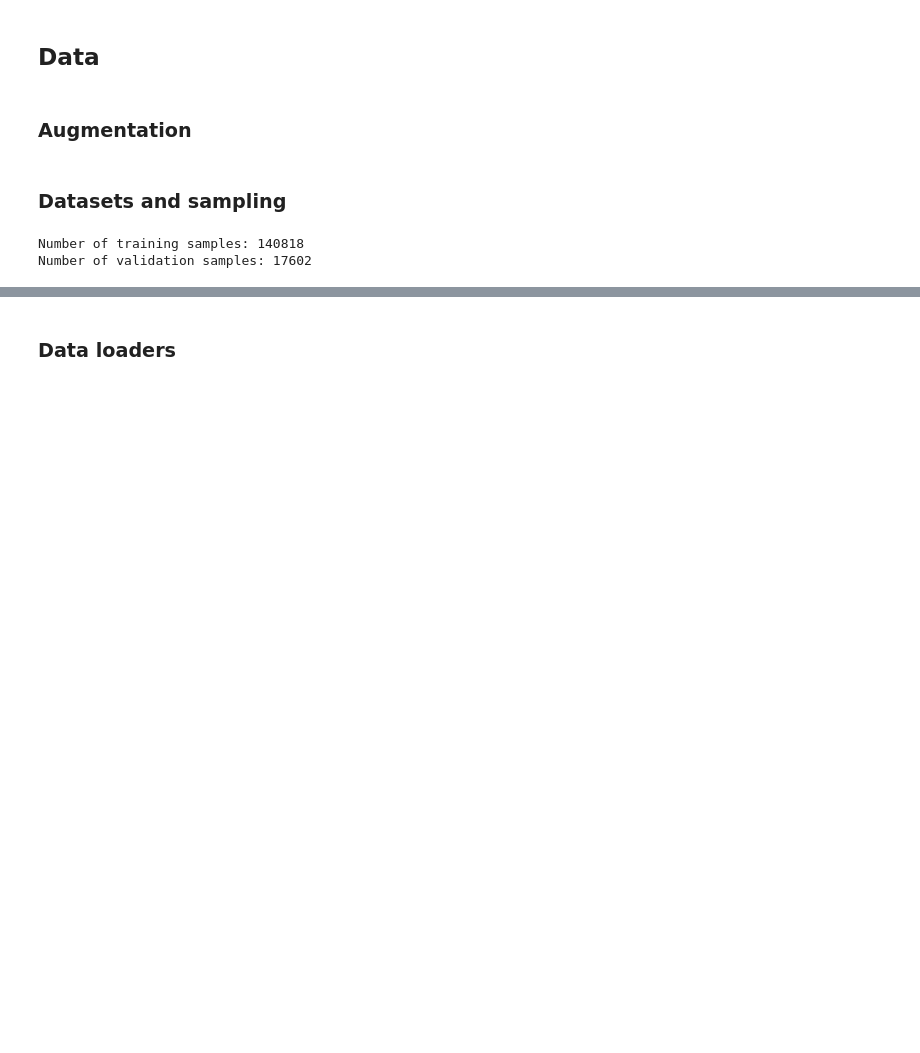
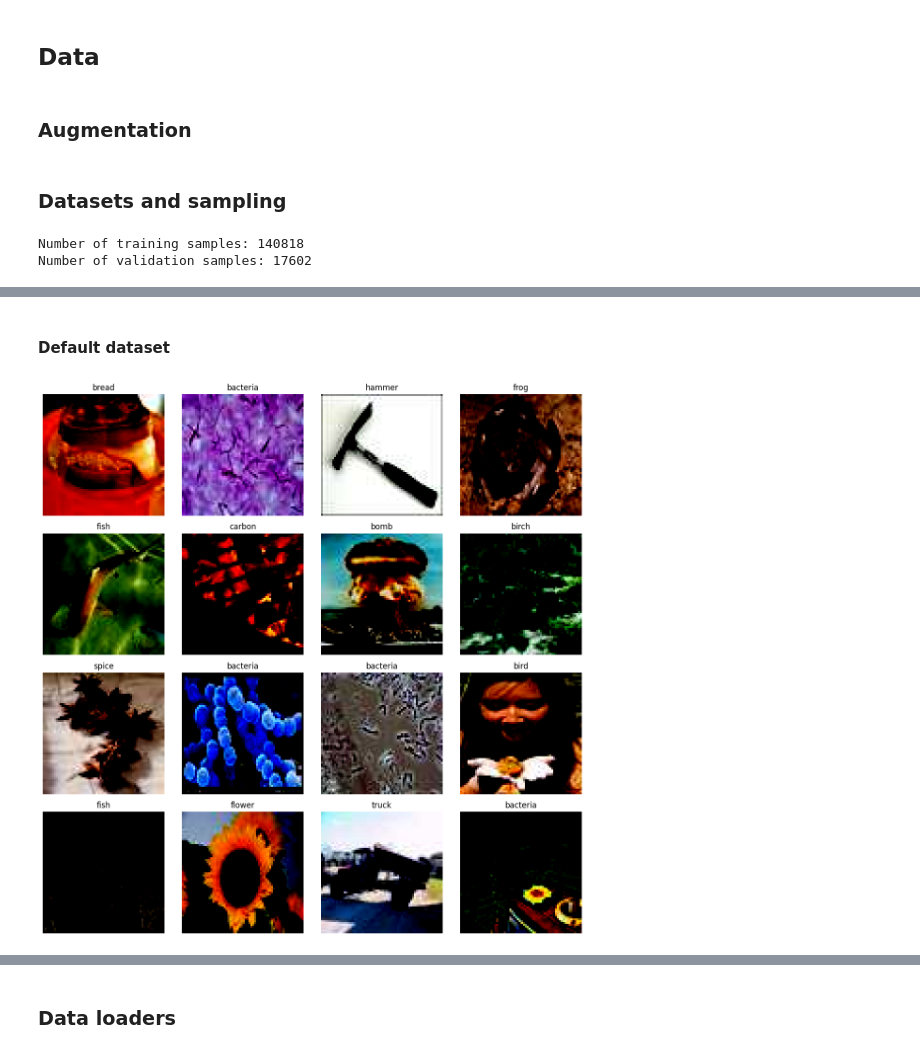
Before and after one commit to gamemeine/ssne, a Jupyter notebook: ex4/main.ipynb, the cells around one changed output, grey strips where cells are left out. Saved outputs shown, nothing was run; the diff lists cells and outputs as text; code cells hidden in the pictures; blank space fills up the shorter version.

```diff
--- a/ex4/main.ipynb
+++ b/ex4/main.ipynb
@@ -77,6 +77,7 @@ sampled_train_ds = sample_dataset(train_ds, sample_ratio, seed=random_state)
 sampled_val_ds = sample_dataset(val_ds, sample_ratio, seed=random_state)
 
 num_classes = len(train_default_ds.classes)
+class_names = train_default_ds.classes
 
 print(f"Number of training samples: {len(sampled_train_ds)}")
 print(f"Number of validation samples: {len(sampled_val_ds)}")
@@ -89,0 +93,10 @@ Number of validation samples: 17602
+# %% [markdown]
+#### Default dataset
+# %%
+
+from plots import preview
+
+# plot default training dataset
+preview(train_default_ds, n_samples=16, classes=class_names, seed=42)
+# %% [output]
+[figure, added]
```
Also changed, not shown: parts of 19 cells of this notebook, 1 other file.
